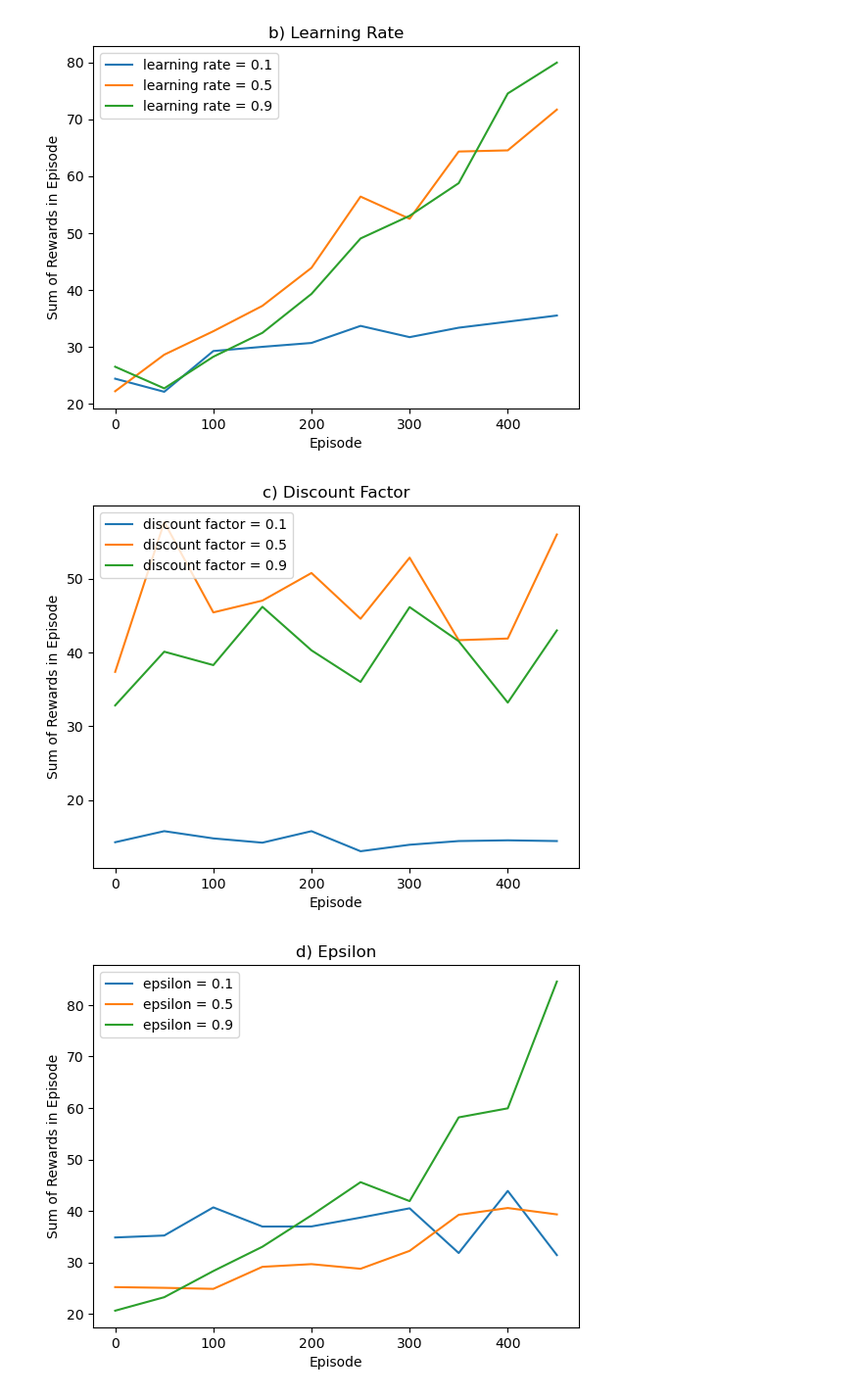
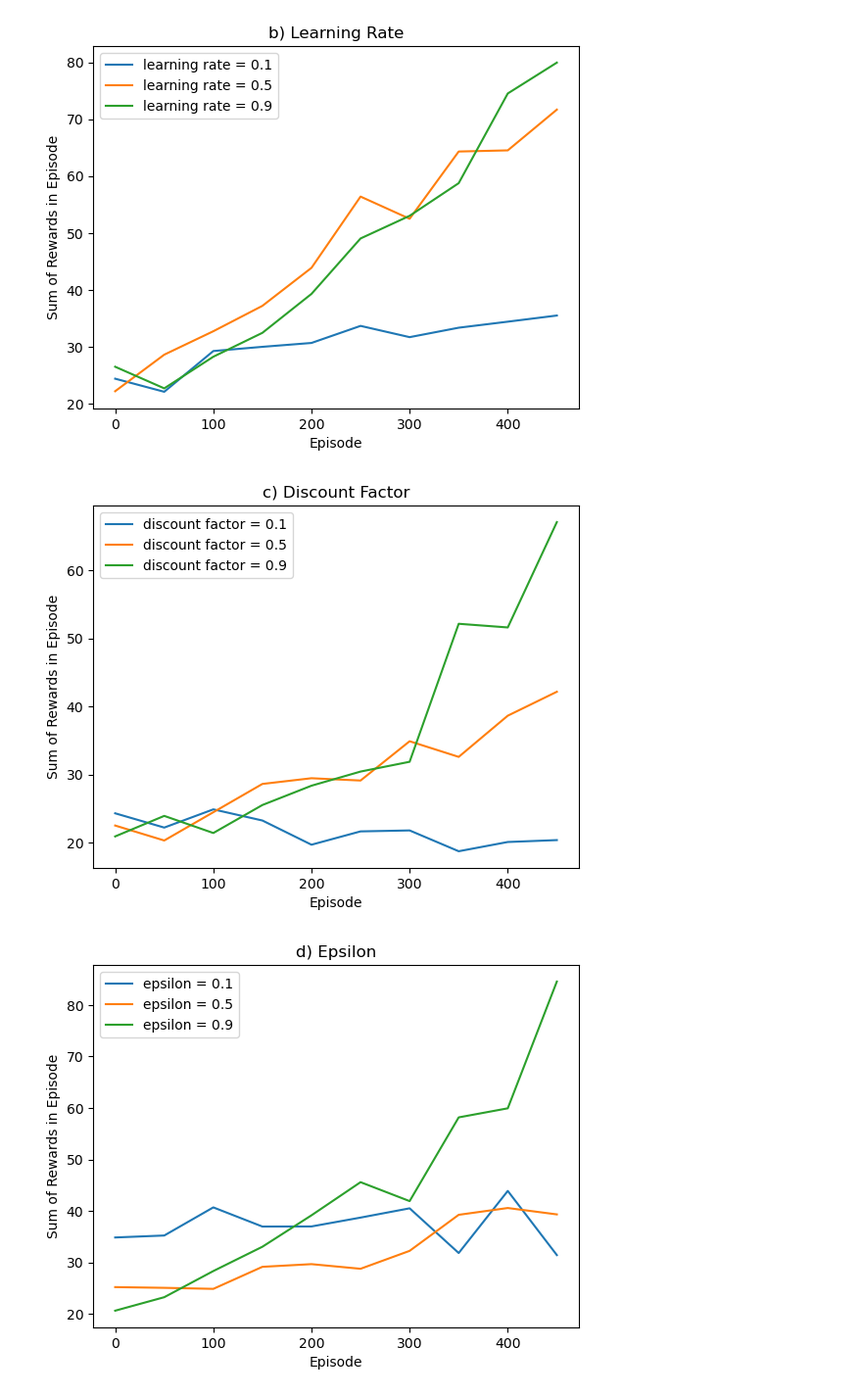
Before and after one commit to Mafumaful/SYDE-655-homework, a Jupyter notebook: problem3.ipynb, the cells around one changed output. Shown: that part at 98% size. Saved outputs shown, nothing was run; the diff lists cells and outputs as text; code cells hidden in the pictures.

```diff
--- a/problem3.ipynb
+++ b/problem3.ipynb
@@ -118,7 +118,7 @@ rl_qlearning7 = Q_learning(env)
 rl_qlearning7.episode = 500
 rl_qlearning7.gamma = 0.1 # discount factor
 rl_qlearning7.alpha = 0.1 # learning rate
-rl_qlearning7.epsilon = 0.1 # exploration rate
+rl_qlearning7.epsilon = 1 # exploration rate
 rl_qlearning7.buckets = 10 # number of buckets
 rl_qlearning7.simulate()
 y1 = rl_qlearning7.reward_history
@@ -127,41 +127,41 @@ rl_qlearning8 = Q_learning(env)
 rl_qlearning8.episode = 500
 rl_qlearning8.gamma = 0.5 # discount factor
 rl_qlearning8.alpha = 0.1 # learning rate
-rl_qlearning8.epsilon = 0.1 # exploration rate
+rl_qlearning8.epsilon = 1 # exploration rate
 rl_qlearning8.buckets = 10 # number of buckets
 rl_qlearning8.simulate()
 y2 = rl_qlearning8.reward_history
 
 rl_qlearning9 = Q_learning(env)
 rl_qlearning9.episode = 500
 rl_qlearning9.gamma = 0.9 # discount factor
 rl_qlearning9.alpha = 0.1 # learning rate
-rl_qlearning9.epsilon = 0.1 # exploration rate
+rl_qlearning9.epsilon = 1 # exploration rate
 rl_qlearning9.buckets = 10 # number of buckets
 rl_qlearning9.simulate()
 y3 = rl_qlearning9.reward_history
 
 y1 = [sum(y1[i:i+n])/n for i in range(0, len(y1), n)]
 x1 = range(0,len(y1)*n,n)
 
 y2 = [sum(y2[i:i+n])/n for i in range(0, len(y2), n)]
 x2 = range(0,len(y2)*n,n)
 
 y3 = [sum(y3[i:i+n])/n for i in range(0, len(y3), n)]
 x3 = range(0,len(y3)*n,n)
 
 # plot the graph
 plt.plot(x1, y1)
 plt.plot(x2, y2)
 plt.plot(x3, y3)
 plt.legend(['discount factor = 0.1', 'discount factor = 0.5', 'discount factor = 0.9'])
 plt.xlabel('Episode')
 plt.ylabel('Sum of Rewards in Episode')
 plt.title('c) Discount Factor')
 # save the figure
 plt.savefig('graph/graph c.png')
 # %% [output]
-[figure, old version]
+[figure, new version]
 # %%
 n = 50 # number of episodes to average
 
```
Also changed, not shown: 15 other files.
